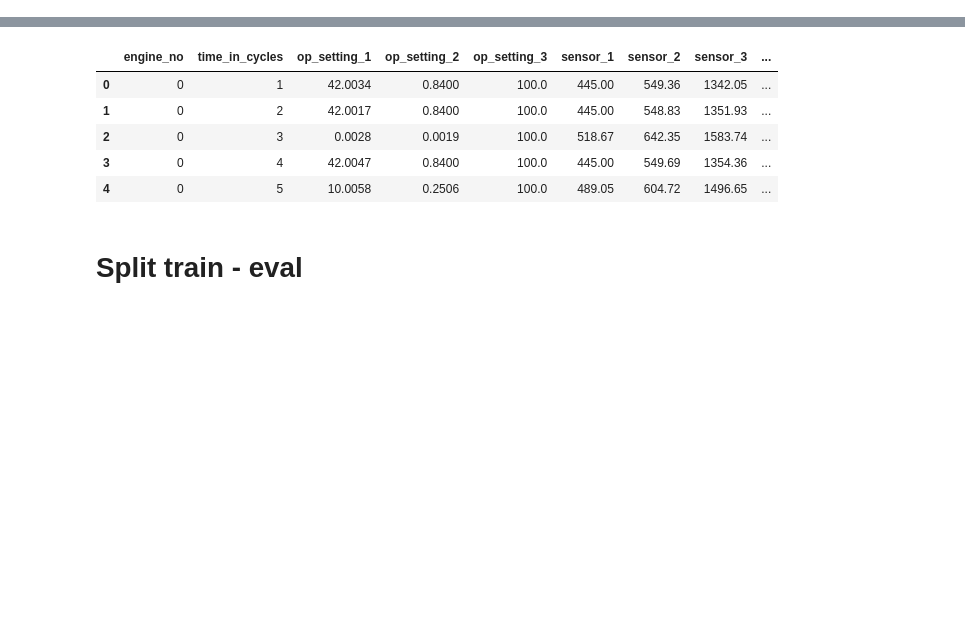
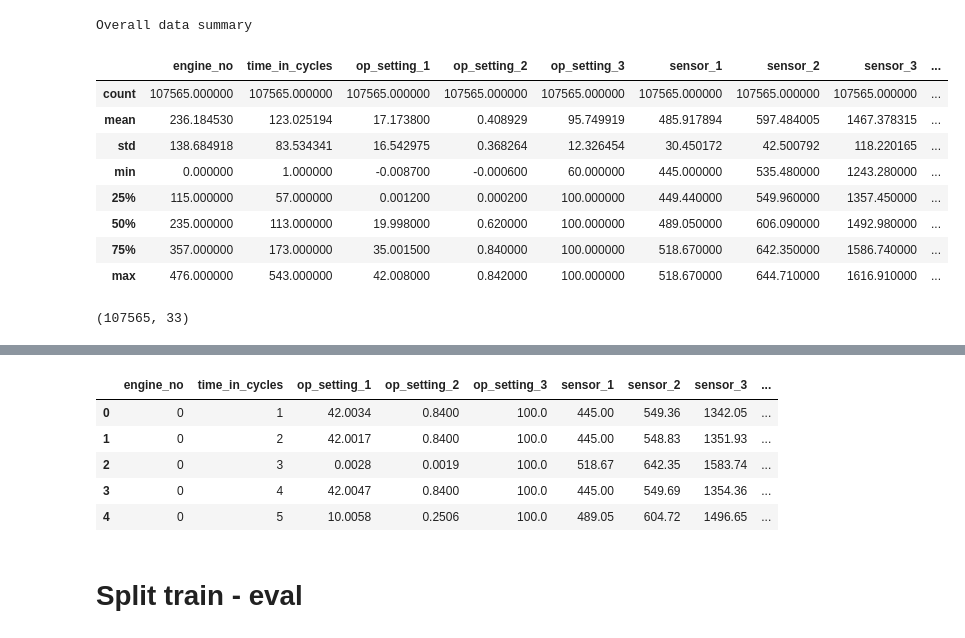
Before and after one commit to Taiba528/Datasciencecoursera, a Jupyter notebook: Turbofan_failure.ipynb, the cells around one changed output, grey strips where cells are left out. Cells and saved outputs as stored; diff of their text form; code cells hidden in the pictures; blank space fills up the shorter version.

```diff
--- a/Turbofan_failure.ipynb
+++ b/Turbofan_failure.ipynb
@@ -26,3 +55,19 @@ df_train.head()
+# %%
+print ('Overall data summary')
+df_train.describe()
+df_train.shape
+# %% [output]
+Overall data summary
+|  | engine_no | time_in_cycles | op_setting_1 | op_setting_2 | op_setting_3 | sensor_1 | sensor_2 | sensor_3 | ... |
+| count | 107565.000000 | 107565.000000 | 107565.000000 | 107565.000000 | 107565.000000 | 107565.000000 | 107565.000000 | 107565.000000 | ... |
+| mean | 236.184530 | 123.025194 | 17.173800 | 0.408929 | 95.749919 | 485.917894 | 597.484005 | 1467.378315 | ... |
+| std | 138.684918 | 83.534341 | 16.542975 | 0.368264 | 12.326454 | 30.450172 | 42.500792 | 118.220165 | ... |
+| min | 0.000000 | 1.000000 | -0.008700 | -0.000600 | 60.000000 | 445.000000 | 535.480000 | 1243.280000 | ... |
+| 25% | 115.000000 | 57.000000 | 0.001200 | 0.000200 | 100.000000 | 449.440000 | 549.960000 | 1357.450000 | ... |
+| 50% | 235.000000 | 113.000000 | 19.998000 | 0.620000 | 100.000000 | 489.050000 | 606.090000 | 1492.980000 | ... |
+| 75% | 357.000000 | 173.000000 | 35.001500 | 0.840000 | 100.000000 | 518.670000 | 642.350000 | 1586.740000 | ... |
+| max | 476.000000 | 543.000000 | 42.008000 | 0.842000 | 100.000000 | 518.670000 | 644.710000 | 1616.910000 | ... |
+(107565, 33)
 # %%
 from google.colab import files
 uploaded=files.upload()
```
Also changed, not shown: parts of 38 cells of this notebook.
